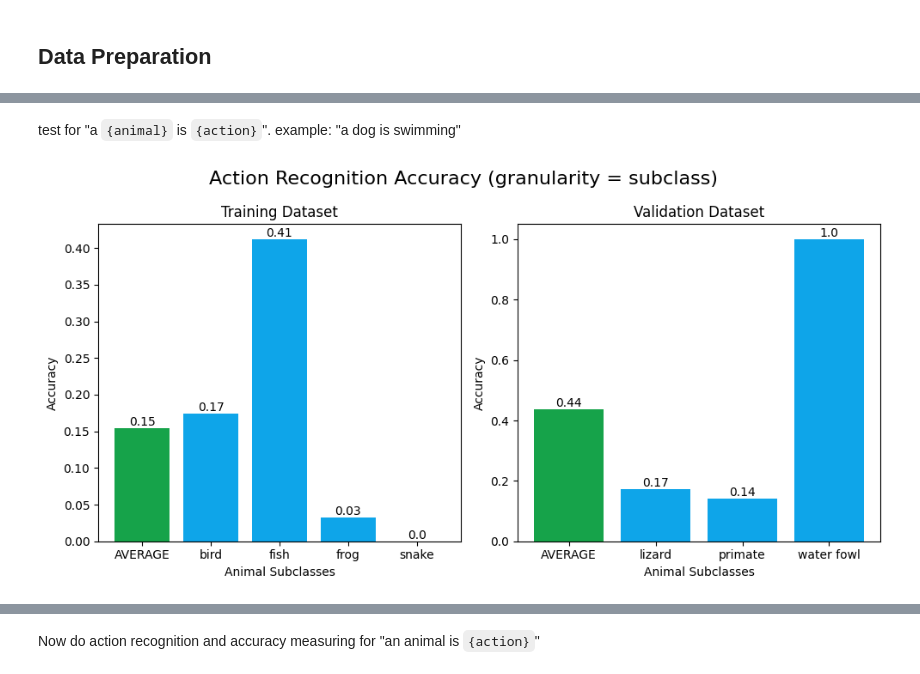
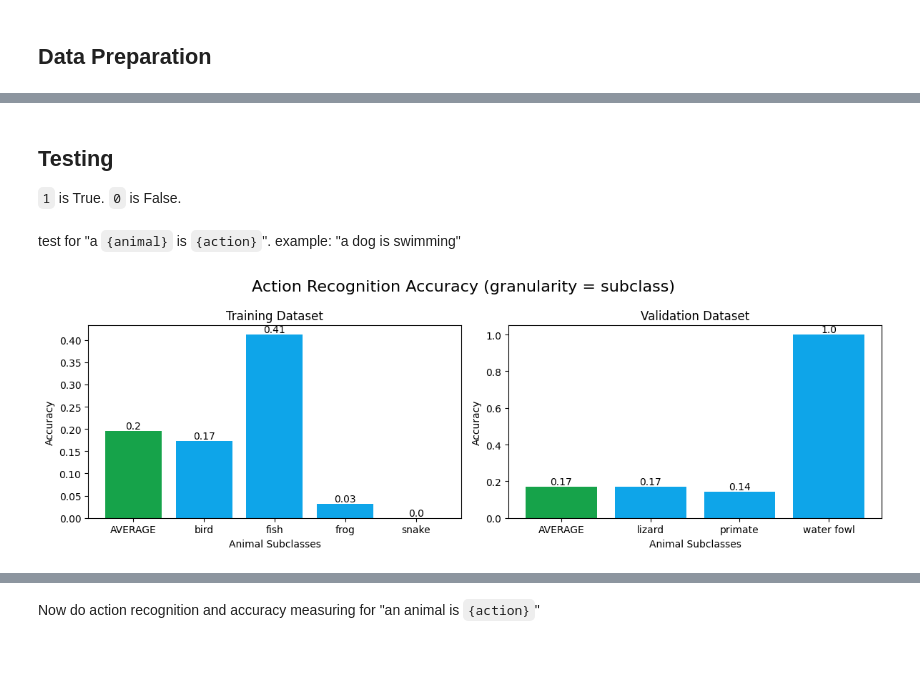
Before and after one commit to jonathanlin0/research_transfer, a Jupyter notebook: baselines/AK_AR_image/blip.ipynb, the cells around one changed output, grey strips where cells are left out. Drawn from its saved outputs; the diff is of its cells as text; code cells hidden in the pictures.

Commit message:
clip action accuracy

```diff
--- a/baselines/AK_AR_image/blip.ipynb
+++ b/baselines/AK_AR_image/blip.ipynb
@@ -102,3 +100,6 @@ for key in list(data.keys()):
+# %% [markdown]
+## Testing
+`1` is True. `0` is False.
 # %% [markdown]
 test for "a `{animal}` is `{action}`". example: "a dog is swimming"
 # %%
@@ -173,48 +186,58 @@ for image_path, _ in tqdm(data.items()):
 # %%
 # convert the dictionary values to percentages
 
+database_train_subclass_avg = []
 for animal in database_train_subclass:
+    database_train_subclass_avg += database_train_subclass[animal]
     database_train_subclass[animal] = database_train_subclass[animal].count(1) / len(database_train_subclass[animal])
 
+database_val_subclass_avg = []
 for animal in database_val_subclass:
+    database_val_subclass_avg += database_val_subclass[animal]
     database_val_subclass[animal] = database_val_subclass[animal].count(1) / len(database_val_subclass[animal])
+
+database_actions_subclass_avg = []
+for action in database_actions_subclass:
+    database_actions_subclass_avg += database_actions_subclass[action]
+    database_actions_subclass[action] = database_actions_subclass[action].count(1) / len(database_actions_subclass[action])
 # %%
 import matplotlib.pyplot as plt
 
 categories1_subclass = list(database_train_subclass.keys())
 values1_subclass = list(database_train_subclass.values())
 categories1_subclass.insert(0, "AVERAGE")
-values1_subclass.insert(0, sum(values1_subclass) / len(values1_subclass))
+values1_subclass.insert(0, database_train_subclass_avg.count(1) / len(database_train_subclass_avg))
+
 categories2_subclass = list(database_val_subclass.keys())
 values2_subclass = list(database_val_subclass.values())
 categories2_subclass.insert(0, "AVERAGE")
-values2_subclass.insert(0, sum(values2_subclass) / len(values2_subclass))
+values2_subclass.insert(0, database_val_subclass_avg.count(1) / len(database_val_subclass_avg))
 
-fig, (ax1, ax2) = plt.subplots(1, 2, figsize=(10, 5))
+fig, (ax1, ax2) = plt.subplots(1, 2, figsize=(12, 4))
 
 # Plot the first bar chart on the first subplot
 ax1.bar(categories1_subclass, values1_subclass, color=["#16a34a", "#0ea5e9", "#0ea5e9", "#0ea5e9", "#0ea5e9"])
 ax1.set_xlabel('Animal Subclasses')
 ax1.set_ylabel('Accuracy')
 ax1.set_title('Training Dataset')
 for i, v in enumerate(values1_subclass):
     ax1.text(i, v, str(round(v, 2)), ha='center', va='bottom')
 
 
 # Plot the second bar chart on the second subplot
 ax2.bar(categories2_subclass, values2_subclass, color=["#16a34a", "#0ea5e9", "#0ea5e9", "#0ea5e9"])
 ax2.set_xlabel('Animal Subclasses')
 ax2.set_ylabel('Accuracy')
 ax2.set_title('Validation Dataset')
 for i, v in enumerate(values2_subclass):
     ax2.text(i, v, str(round(v, 2)), ha='center', va='bottom')
 
 plt.suptitle('Action Recognition Accuracy (granularity = subclass)', fontsize=16)
 
 # Adjust the layout to avoid overlapping
 plt.tight_layout()
 
 # Show the plot
 plt.show()
 # %% [output]
-[figure, old version]
+[figure, new version]
```
Also changed, not shown: parts of 14 cells of this notebook, 2 other files.
